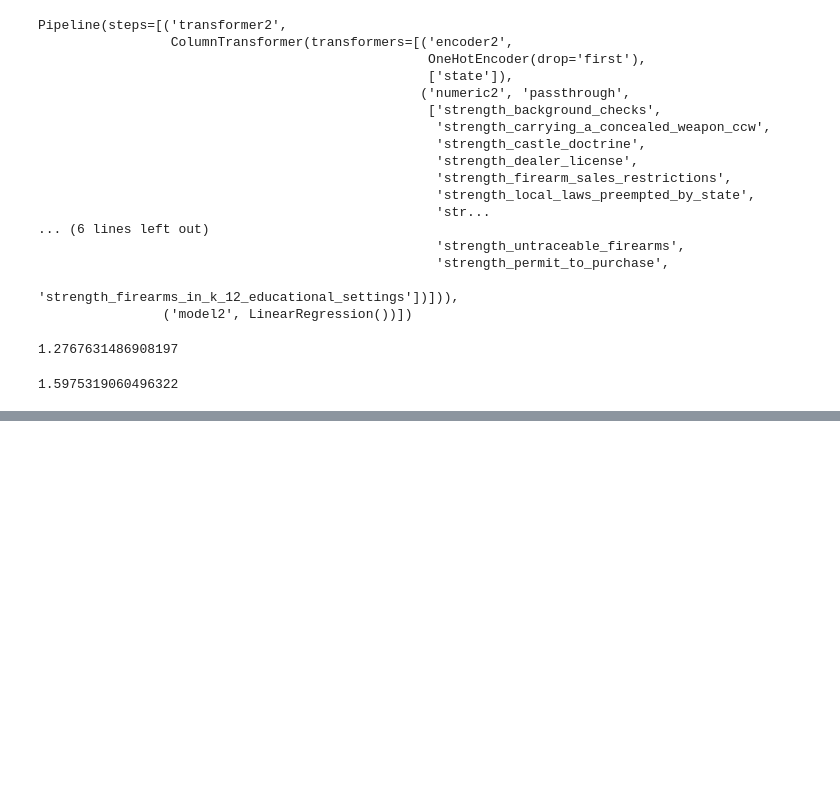
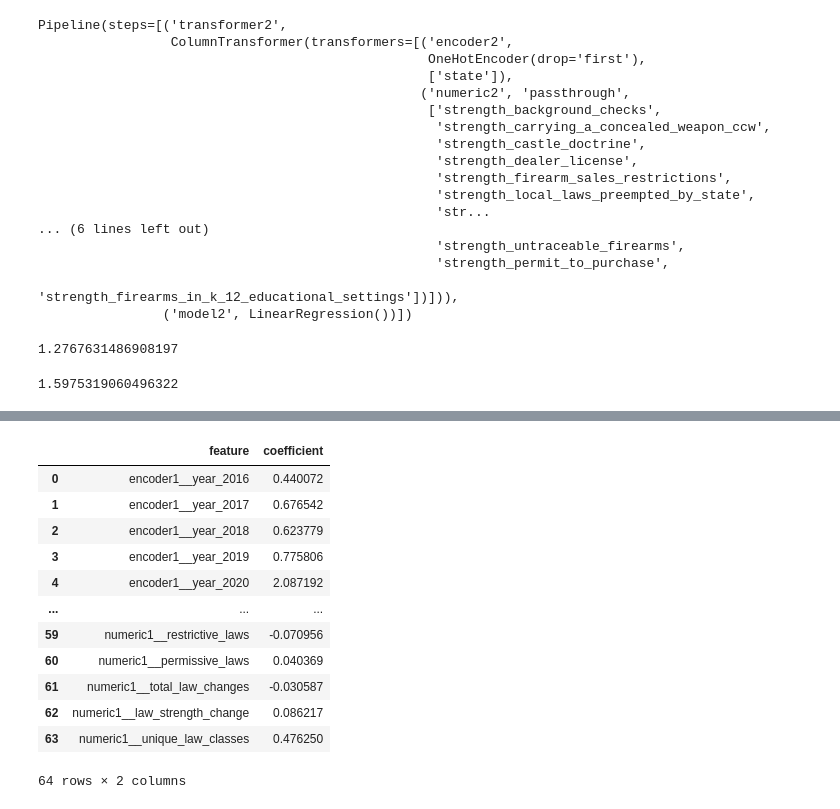
Before and after one commit to chloeob74/gun_policy_analysis, a Jupyter notebook: notebooks/research_question_1.ipynb, the cells around one changed output, grey strips where cells are left out. Cells and saved outputs as stored; diff of their text form; code cells hidden in the pictures; blank space fills up the shorter version.

Commit message:
Updates to work on rsch q 1
Breaking KNN/K-means models into a separate file, breaking PCA into its own file.  Continued refining boilerplate language to fit the desired models.

```diff
--- a/notebooks/research_question_1.ipynb
+++ b/notebooks/research_question_1.ipynb
@@ -191,0 +200,13 @@ root_mse2
+# %%
+"""
+the following code (capturing coefficients from the model and putting them into a dataframe, the latter several cells down) was
+produced by generative AI (Claude by Anthropic)) in response to a direct request of how to determine coefficients for
+a multi-linear model built with scikitlearn's OneHotEncoder.
+"""
+
+first_set = xform1.get_feature_names_out()
+second_set = xform2.get_feature_names_out()
+# %%
+firstMod = sinkMod1.named_steps['model1']
+print(f"Intercept for first model: {firstMod.intercept_}")
+print(f"Coefficients for first model: {firstMod.coef_}")
@@ -191,0 +251,17 @@ root_mse2
+# %%
+coef_df_1 = pd.DataFrame({'feature': first_set, 'coefficient': firstMod.coef_})
+coef_df_1
+# %% [output]
+|  | feature | coefficient |
+| 0 | encoder1__year_2016 | 0.440072 |
+| 1 | encoder1__year_2017 | 0.676542 |
+| 2 | encoder1__year_2018 | 0.623779 |
+| 3 | encoder1__year_2019 | 0.775806 |
+| 4 | encoder1__year_2020 | 2.087192 |
+| ... | ... | ... |
+| 59 | numeric1__restrictive_laws | -0.070956 |
+| 60 | numeric1__permissive_laws | 0.040369 |
+| 61 | numeric1__total_law_changes | -0.030587 |
+| 62 | numeric1__law_strength_change | 0.086217 |
+| 63 | numeric1__unique_law_classes | 0.476250 |
+64 rows × 2 columns
```
Also changed, not shown: parts of 12 cells of this notebook, 2 other files.
